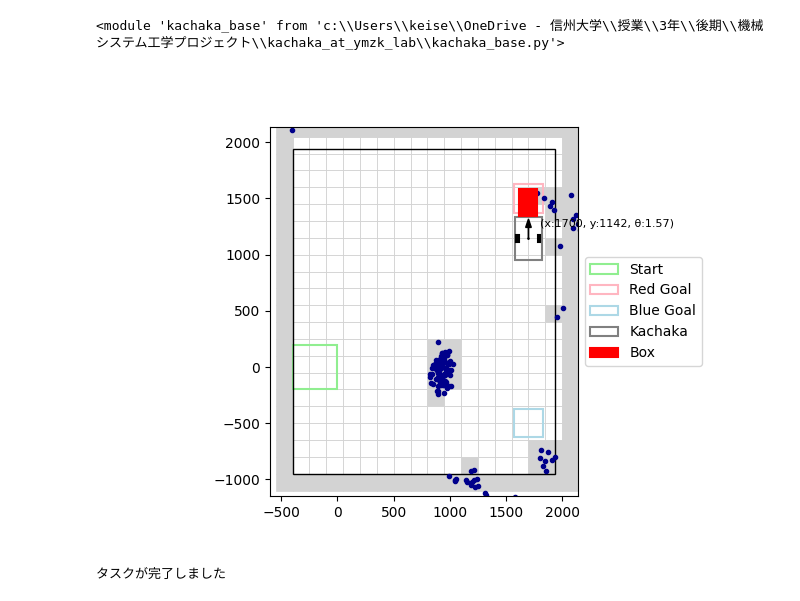
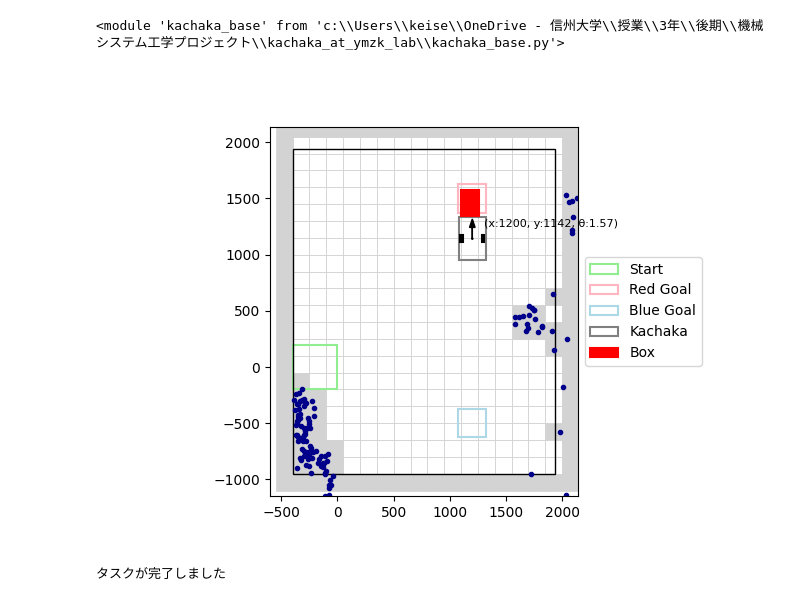
Before and after one commit to keisei4064/kachaka_in_ymzk_lab, a Jupyter notebook: virtual_kachaka.ipynb, the cells around one changed output. Saved outputs shown, nothing was run; the diff lists cells and outputs as text; code cells hidden in the pictures.

```diff
--- a/virtual_kachaka.ipynb
+++ b/virtual_kachaka.ipynb
@@ -81,7 +81,7 @@ class VirtualKachaka(base.KachakaBase):
 # %%
 # 初期化処理 ===============================================================
 # 仮想のカチャカ初期化---------------------
-kachaka = VirtualKachaka(7,BoxColor.RED, 50)
+kachaka = VirtualKachaka(5, BoxColor.RED, 50)
 kachaka.pose = base.Pose(0, 0, 0)
 logger = base.TextLogger()
 logger.log("起動しました")
@@ -89,39 +89,39 @@ logger.log("起動しました")
 # 共通の初期化処理-------------------------
 # initial_box_pose = base.Pose(1000, 1000, 0)
 initial_box_pose = base.Pose(500, 0, 0)
-blue_box_goal = base.Pose(1700, -500, 0)
-red_box_goal = base.Pose(1700, 1500, 0)
+blue_box_goal = base.Pose(1200, -500, 0)
+red_box_goal = base.Pose(1200, 1500, 0)
 box = base.Box(initial_box_pose)
 map = base.GridMap(
     base.Size(2340, 2890),
     grid_size=base.Size(150, 150),
     origin_offset=base.Pose(400, 950, 0),
     start=base.Pose(-200, 0, 0),
     initial_box_pose=initial_box_pose,
     red_box_goal=red_box_goal,
     blue_box_goal=blue_box_goal,
 )
 trajectory_planner = base.StraightTrajectoryPlanner()
 controller = base.Controller(kachaka, box, map, trajectory_planner, logger)
 
 (x_lim, y_lim) = map.get_axes_lim()
 margin = 200  # 表示マージン確保
 x_lim = (x_lim[0] - margin, x_lim[1] + margin)
 y_lim = (y_lim[0] - margin, y_lim[1] + margin)
 plotter = base.Plotter(x_lim, y_lim)
 
 
 # メインループ ===============================================================
 while controller.are_all_tasks_done() == False:
     plotter.update(map, box, kachaka, controller.trajectory)
     controller.update()
 
 # GIFアニメーション作成 ======================================================
 plotter.close()
 plotter.make_gif(duration=200)
 plotter.make_zip_package()
 # %% [output]
-[figure, old version]
+[figure, new version]
 タスクが完了しました
 # %%
 from IPython.display import Image, display
```
Also changed, not shown: parts of 1 cell of this notebook, 2 other files.
